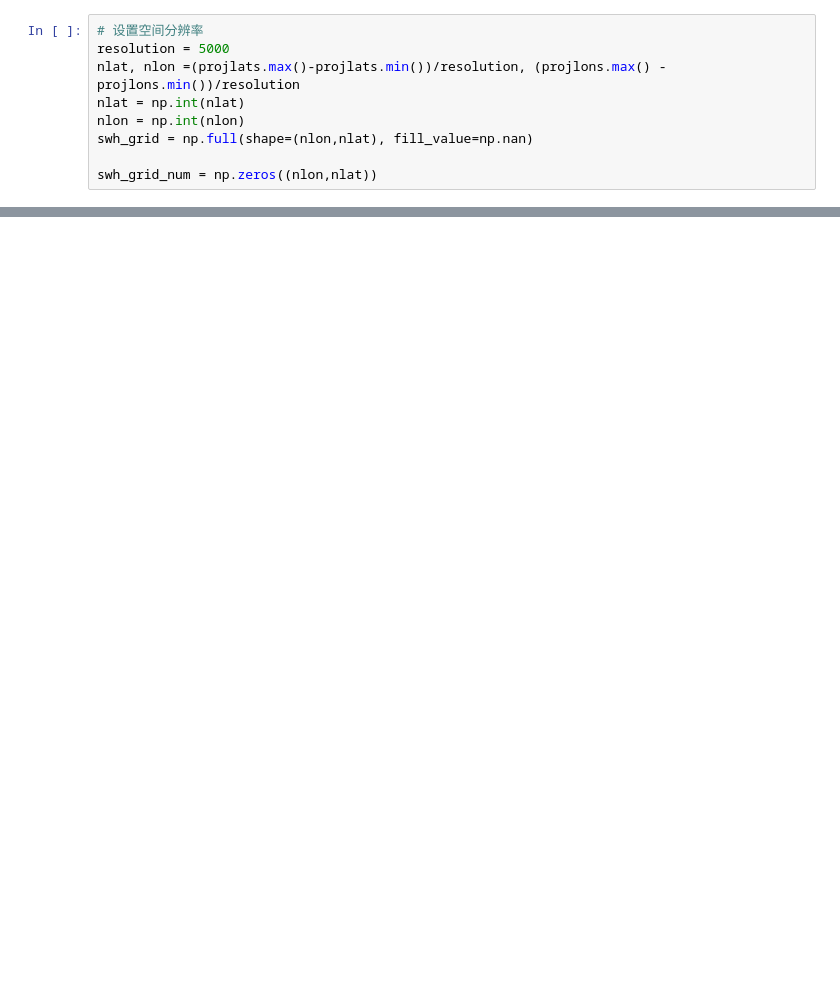
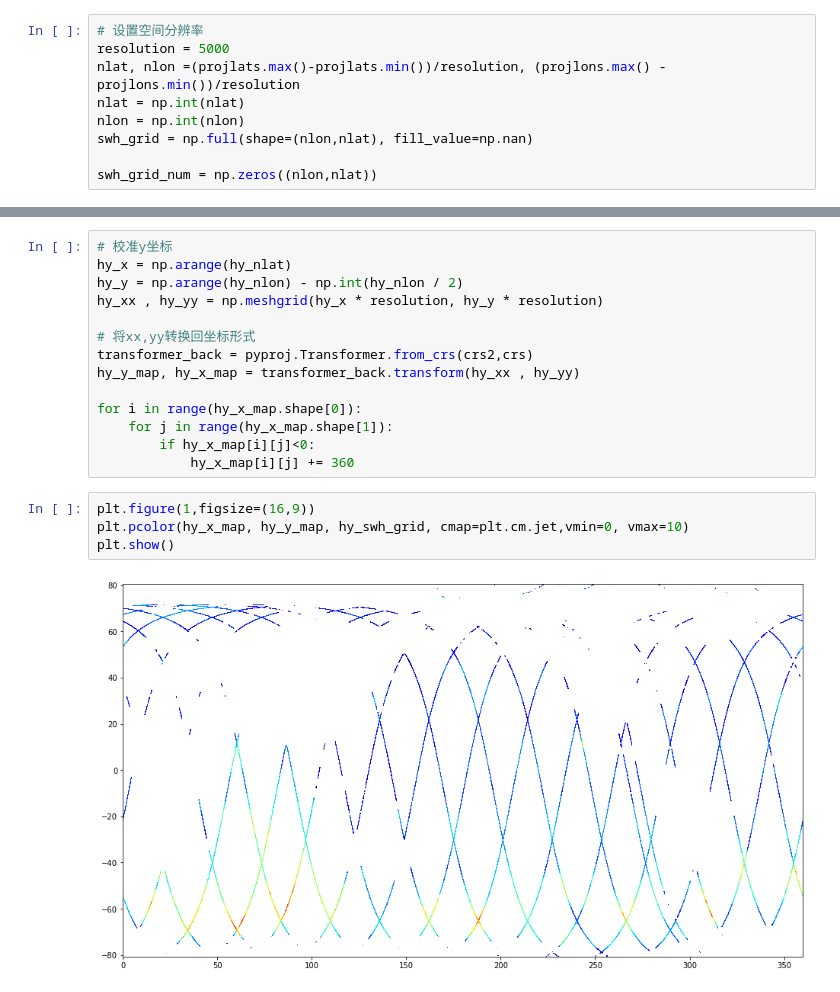
Before and after one commit to LittlematchLM/remote_sensing, a Jupyter notebook: plot_swh_icesat2.ipynb, the cells around one changed output, grey strips where cells are left out. Drawn from its saved outputs; the diff is of its cells as text; blank space fills up the shorter version.

```diff
--- a/plot_swh_icesat2.ipynb
+++ b/plot_swh_icesat2.ipynb
@@ -119,0 +181,20 @@ plt.show()
+# %%
+# 校准y坐标
+hy_x = np.arange(hy_nlat)
+hy_y = np.arange(hy_nlon) - np.int(hy_nlon / 2)
+hy_xx , hy_yy = np.meshgrid(hy_x * resolution, hy_y * resolution)
+
+# 将xx,yy转换回坐标形式
+transformer_back = pyproj.Transformer.from_crs(crs2,crs)
+hy_y_map, hy_x_map = transformer_back.transform(hy_xx , hy_yy)
+
+for i in range(hy_x_map.shape[0]):
+    for j in range(hy_x_map.shape[1]):
+        if hy_x_map[i][j]<0:
+            hy_x_map[i][j] += 360
+# %%
+plt.figure(1,figsize=(16,9))
+plt.pcolor(hy_x_map, hy_y_map, hy_swh_grid, cmap=plt.cm.jet,vmin=0, vmax=10)
+plt.show()
+# %% [output]
+[figure, added]
```
Also changed, not shown: parts of 25 cells of this notebook, 3 other files.
